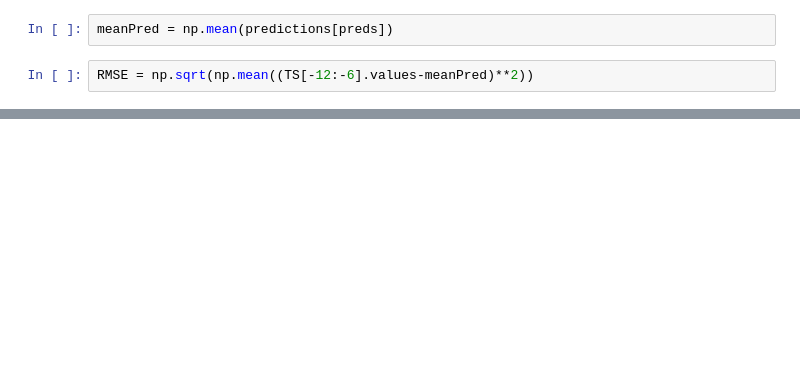
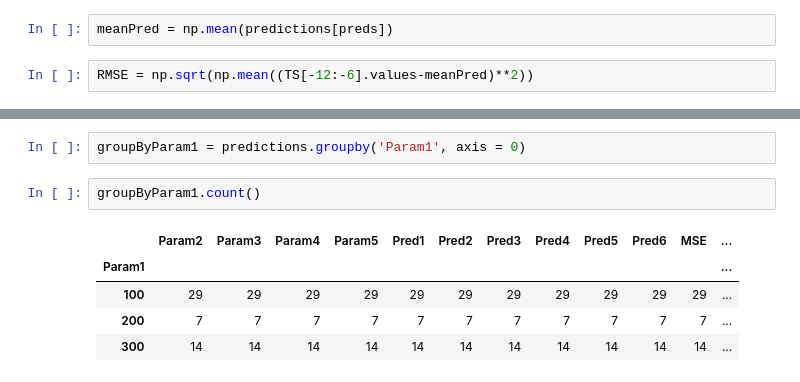
Before and after one commit to Ark93/AnnEchoState, a Jupyter notebook: DataAnalisis.ipynb, the cells around one changed output, grey strips where cells are left out. Saved outputs shown, nothing was run; the diff lists cells and outputs as text; blank space fills up the shorter version.

```diff
--- a/DataAnalisis.ipynb
+++ b/DataAnalisis.ipynb
@@ -73,0 +83,10 @@ plot_Solutions(predictions[preds].as_matrix(),meanPred.as_matrix(),TS,MeanMSE,RM
+# %%
+groupByParam1 = predictions.groupby('Param1', axis = 0)
+# %%
+groupByParam1.count()
+# %% [output]
+|  | Param2 | Param3 | Param4 | Param5 | Pred1 | Pred2 | Pred3 | Pred4 | Pred5 | Pred6 | MSE | ... |
+| Param1 |  |  |  |  |  |  |  |  |  |  |  | ... |
+| 100 | 29 | 29 | 29 | 29 | 29 | 29 | 29 | 29 | 29 | 29 | 29 | ... |
+| 200 | 7 | 7 | 7 | 7 | 7 | 7 | 7 | 7 | 7 | 7 | 7 | ... |
+| 300 | 14 | 14 | 14 | 14 | 14 | 14 | 14 | 14 | 14 | 14 | 14 | ... |
```
Also changed, not shown: parts of 13 cells of this notebook, 1 other file.
